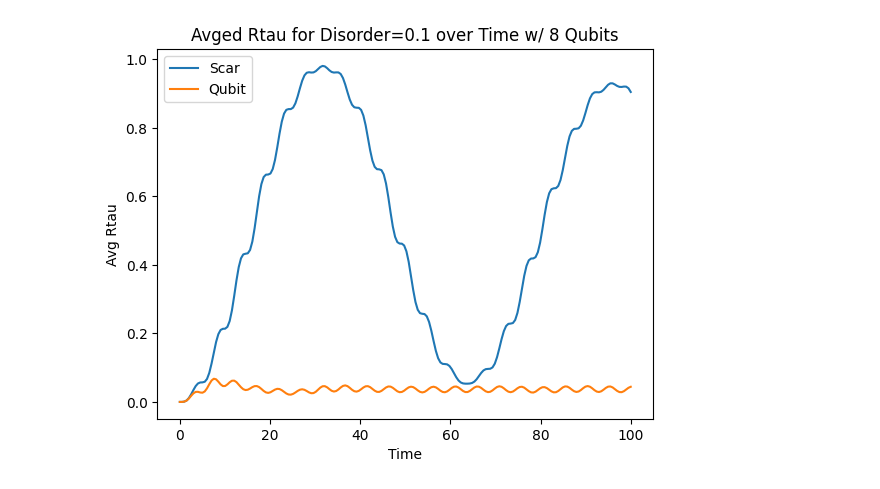
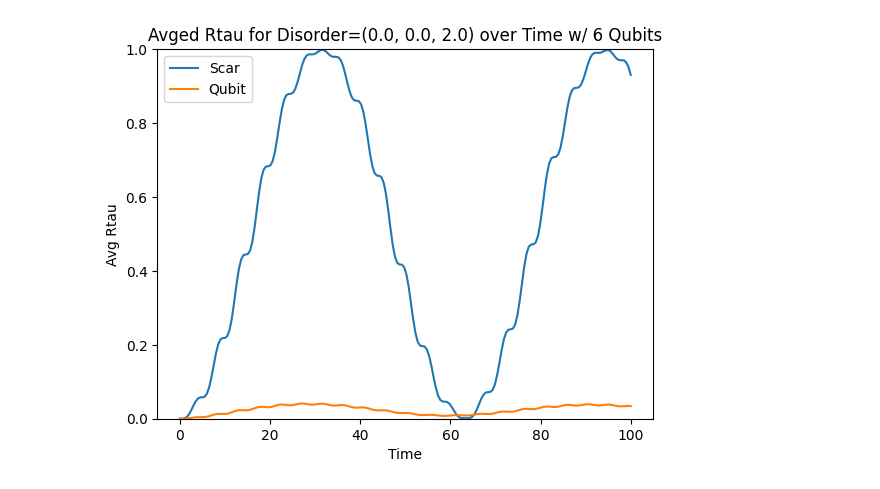
Before and after one commit to Idden/Quantum-Internship, a Jupyter notebook: Quantum_Batteries_Scars/disorder_tests/test2.ipynb, the cells around one changed output. Saved outputs shown, nothing was run; the diff lists cells and outputs as text; code cells hidden in the pictures.

Commit message:
sig xyz disorder feature added

```diff
--- a/Quantum_Batteries_Scars/disorder_tests/test2.ipynb
+++ b/Quantum_Batteries_Scars/disorder_tests/test2.ipynb
@@ -6,48 +6,52 @@ from quantumScarFunctions import *
 # %%
 wd = 0.642570281124498
 wm = 0.642570281124498
 tlist = np.linspace(0, 100, 200)
-d = 0.1
-N = 8
+dz = 0.0
+dy = 0.0
+dx = 2.0
+N = 6
+reals = 200
+amp = 0.1
+args = {"A": amp, "omega": wd}
 
 scar_dR = []
 qubit_dR = []
 
 # random diagonal with zero mean
-for _ in range(200):
-    H0, H1, eigenvalues, eigenstates, psi0, basisList = get_scar_ham(N, disorder=True, detuning=d, random_seed=True)
+for _ in range(reals):
+    H0, H1, eigenvalues, eigenstates, psi0, basisList = get_scar_ham(N, ham_disorder=[dz, dy, dx], random_seed=True)
 
-    args = {"A": 0.1, "omega": wd}
     H = qt.QobjEvo([H0, [H1, coeff]], args=args)
     psi_t = qt.sesolve(H, eigenstates[0], tlist, e_ops=[H0])
 
     Rtau = np.real(psi_t.expect[0] - psi_t.expect[0][0]) / (eigenvalues[-1] - eigenvalues[0])
     scar_dR.append(Rtau)
 
-for _ in range(200):
-    qH0, qH1 = get_qubit_ham(N, wm=1.0, disorder=True, detuning=d, random_seed=True)
+for _ in range(reals):
+    qH0, qH1 = get_qubit_ham(N, wm=wm, ham_disorder=[dz, dy, dx], random_seed=True)
     qeigvals, qeigstates = qH0.eigenstates()
     qband = qeigvals[-1] - qeigvals[0]
 
-    qargs = {"A": 0.1, "omega": wm}
-    qH = qt.QobjEvo([qH0, [qH1, coeff]], args=qargs)
+    qH = qt.QobjEvo([qH0, [qH1, coeff]], args=args)
     qpsi_t = qt.sesolve(qH, qeigstates[0], tlist, e_ops=[qH0])
 
     qRtau = np.real(qpsi_t.expect[0] - qpsi_t.expect[0][0]) / qband
     qubit_dR.append(qRtau)
+
+scar_dR = np.array(scar_dR)
+plotScar = np.mean(scar_dR, axis=0)
+
+qubit_dR = np.array(qubit_dR)
+plotQubit = np.mean(qubit_dR, axis=0)
+
+plt.plot(tlist, plotScar, label="Scar")
+plt.plot(tlist, plotQubit, label="Qubit")
+plt.title(f"Avged Rtau for Disorder={dz, dy, dx} over Time w/ {N} Qubits")
+plt.ylabel("Avg Rtau")
+plt.xlabel("Time")
+plt.ylim(0, 1)
+plt.legend()
+plt.show()
+# %% [output]
+[figure, added]
-# %%
-scar_dR = np.array(scar_dR)
-plotScar = np.mean(scar_dR, axis=0)
-
-qubit_dR = np.array(qubit_dR)
-plotQubit = np.mean(qubit_dR, axis=0)
-
-plt.plot(tlist, plotScar, label="Scar")
-plt.plot(tlist, plotQubit, label="Qubit")
-plt.title(f"Avged Rtau for Disorder={d} over Time w/ {N} Qubits")
-plt.ylabel("Avg Rtau")
-plt.xlabel("Time")
-plt.legend()
-plt.show()
-# %% [output]
-[figure, removed]
```
Also changed, not shown: 4 other files.
